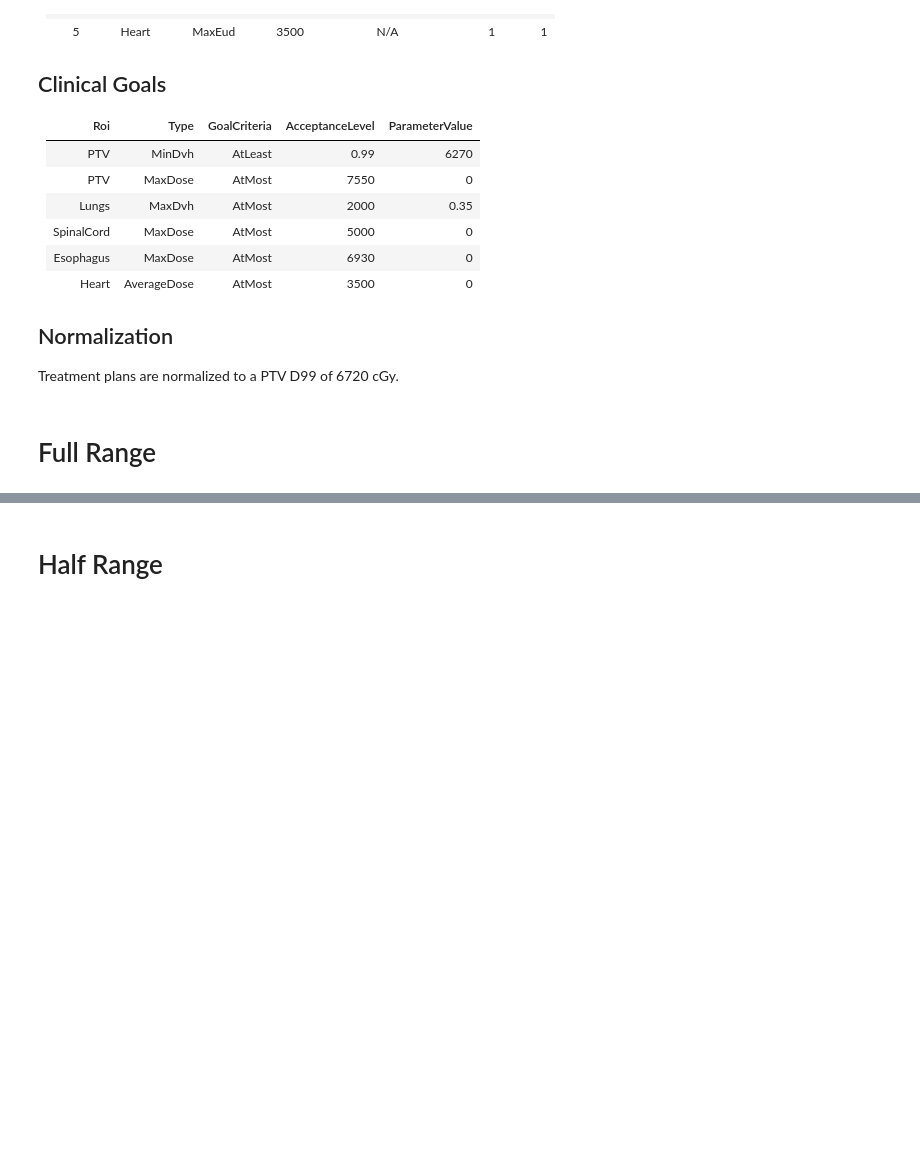
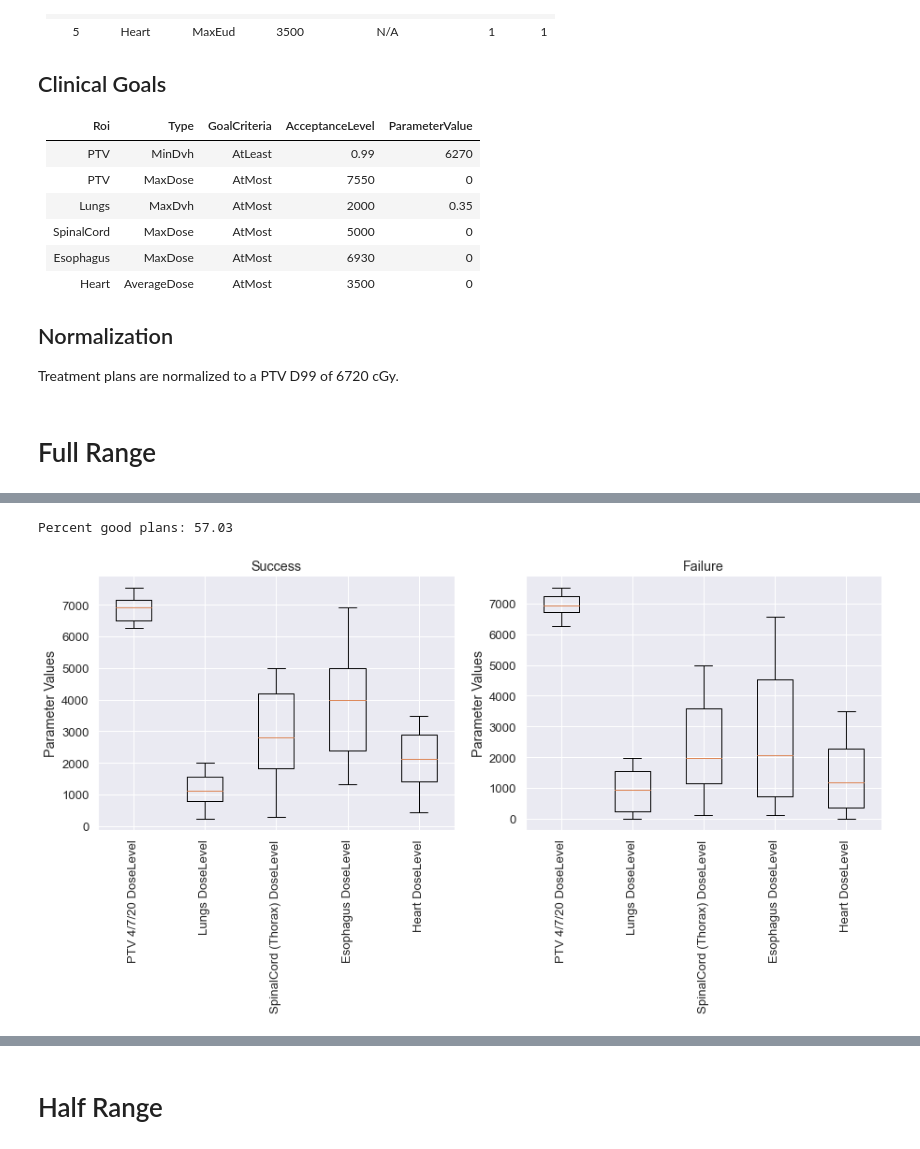
Before and after one commit to kels271828/RayBay, a Jupyter notebook: results/patient2/sample_plans.ipynb, the cells around one changed output, grey strips where cells are left out. Cells and saved outputs as stored; diff of their text form; code cells hidden in the pictures; blank space fills up the shorter version.

```diff
--- a/results/patient2/sample_plans.ipynb
+++ b/results/patient2/sample_plans.ipynb
@@ -28,8 +28,13 @@ Heart | AverageDose | AtMost | 3500 | 0
 
 Treatment plans are normalized to a PTV D99 of 6720 cGy.
 # %%
+from importlib import reload
+import sys
+
 import matplotlib.pyplot as plt
 import numpy as np
 import pandas as pd
 import seaborn as sns
-sns.set(color_codes=True, font_scale=1.2)
+
+sys.path.append('../../src')
+import plots
@@ -40,8 +41,12 @@ import plots
 # %% [markdown]
 # Full Range
 # %%
-funcs = pd.read_csv('funcs_full.csv')
+# Load results
+funcs_full = pd.read_csv('funcs_full.csv')
 goals = pd.read_csv('goals.csv')
-pars = pd.read_pickle('pars_full.npy')
-results = pd.read_pickle('results_full.npy')
-stats = pd.read_pickle('stats_full.npy')
+pars_full = pd.read_pickle('pars_full.npy')
+results_full = pd.read_pickle('results_full.npy')
+
+# Filter by flag
+pars_full0 = plots.filter_flag(pars_full, results_full, 0, keep=True)
+pars_full1 = plots.filter_flag(pars_full, results_full, 0, keep=False)
@@ -64,0 +53,11 @@ plots.plot_goals_pars(funcs, pars, goals, results)
+# %%
+# Constituent function parameter values
+fig, ax = plt.subplots(1, 2, figsize=(15, 5))
+plots.boxplot(funcs_full, pars_full0, 'pars', 'Success', ax[0])
+plots.boxplot(funcs_full, pars_full1, 'pars', 'Failure', ax[1])
+print(f"Percent good plans: {100*sum(results_full['Flag'] == 0)/pars_full['Sample'].nunique():.2f}")
+
+# Looks like the esophagus parameter can't be too low
+# %% [output]
+Percent good plans: 57.03
+[figure, added]
```
Also changed, not shown: parts of 17 cells of this notebook.
